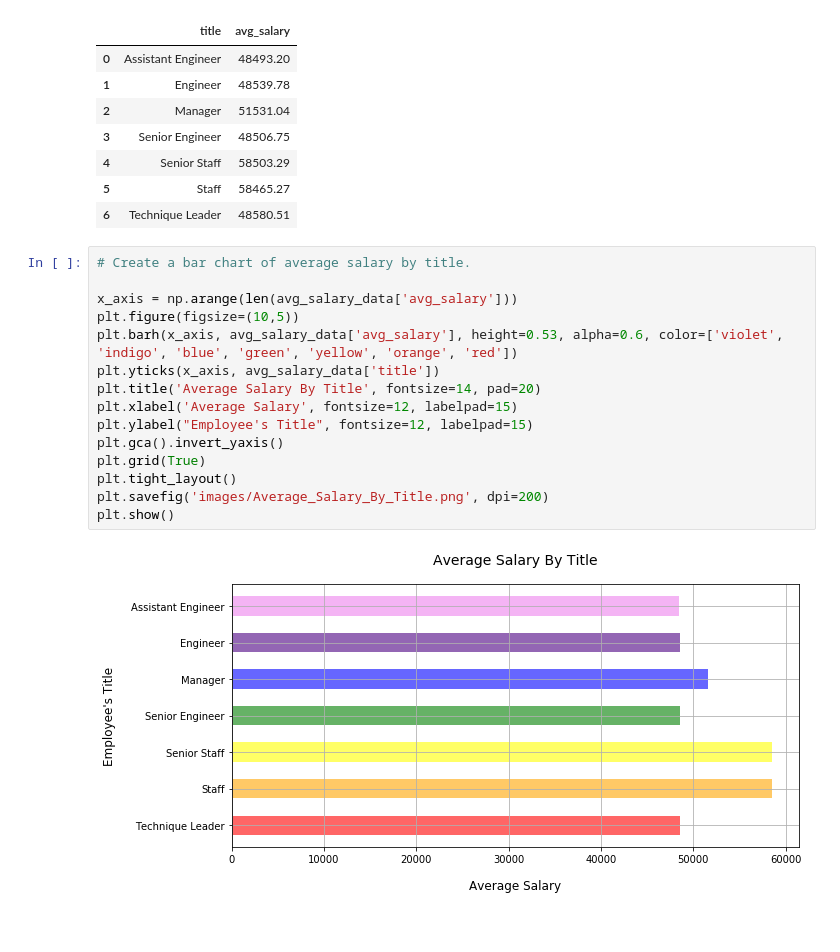
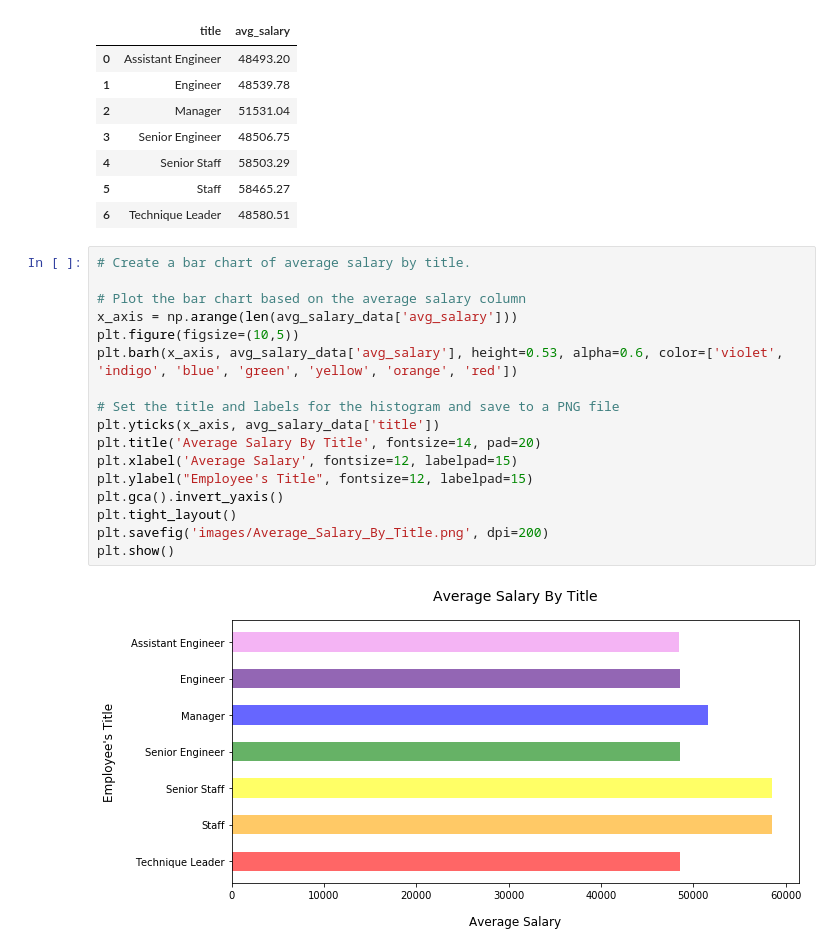
Before and after one commit to anulkar/sql-challenge, a Jupyter notebook: EmployeeSQL/employee_db_analysis.ipynb, the cells around one changed output. Drawn from its saved outputs; the diff is of its cells as text.

Commit message:
Cleaned up code, updated histogram color map & bar plot

```diff
--- a/EmployeeSQL/employee_db_analysis.ipynb
+++ b/EmployeeSQL/employee_db_analysis.ipynb
@@ -70,17 +78,19 @@ avg_salary_data
 # %%
 # Create a bar chart of average salary by title.
 
+# Plot the bar chart based on the average salary column
 x_axis = np.arange(len(avg_salary_data['avg_salary']))
 plt.figure(figsize=(10,5))
 plt.barh(x_axis, avg_salary_data['avg_salary'], height=0.53, alpha=0.6, color=['violet', 'indigo', 'blue', 'green', 'yellow', 'orange', 'red'])
+
+# Set the title and labels for the histogram and save to a PNG file
 plt.yticks(x_axis, avg_salary_data['title'])
 plt.title('Average Salary By Title', fontsize=14, pad=20)
 plt.xlabel('Average Salary', fontsize=12, labelpad=15)
 plt.ylabel("Employee's Title", fontsize=12, labelpad=15)
 plt.gca().invert_yaxis()
-plt.grid(True)
 plt.tight_layout()
 plt.savefig('images/Average_Salary_By_Title.png', dpi=200)
 plt.show()
 # %% [output]
-[figure, old version]
+[figure, new version]
```
Also changed, not shown: parts of 4 cells of this notebook.
